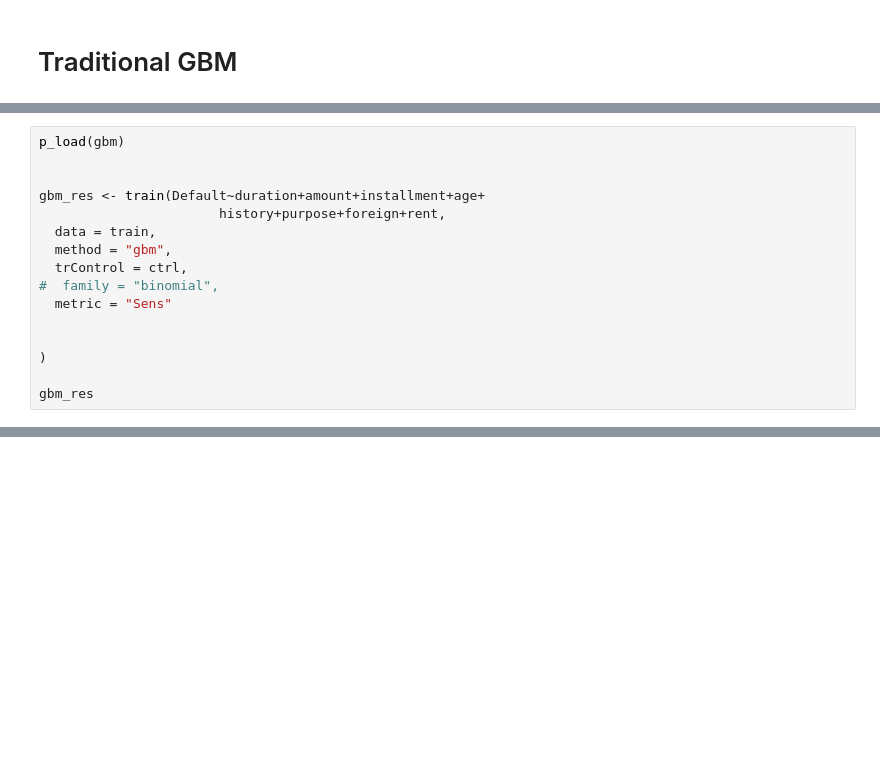
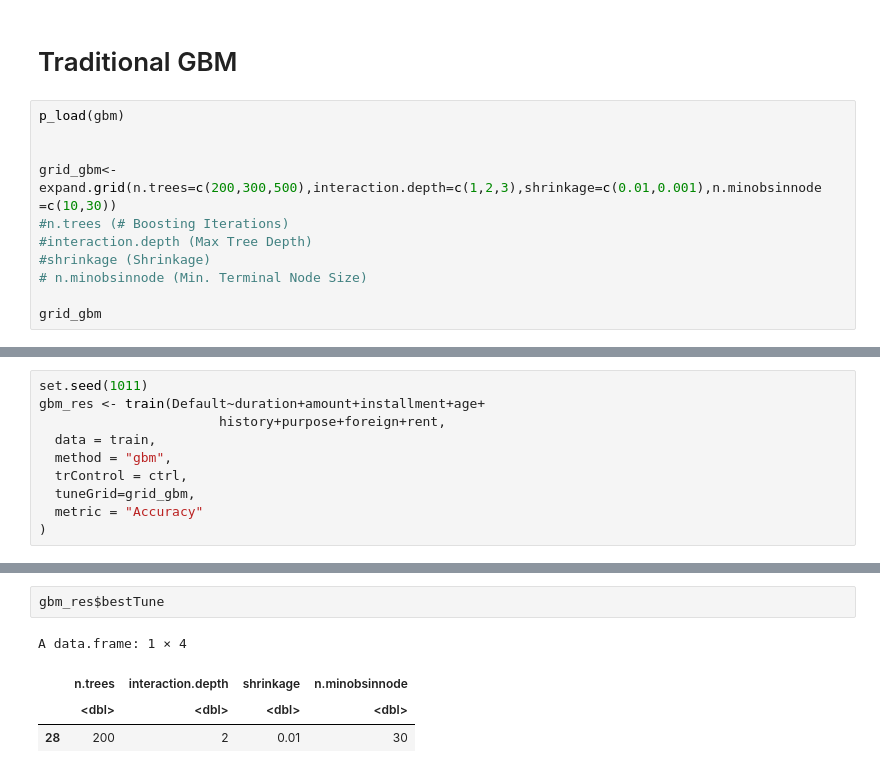
Before and after one commit to ignaciomsarmiento/BDML_20231_SS, a Jupyter notebook: SS5/Bagging_Forests_SS5.ipynb, the cells around one changed output, grey strips where cells are left out. Cells and saved outputs as stored; diff of their text form; blank space fills up the shorter version.

```diff
--- a/SS5/Bagging_Forests_SS5.ipynb
+++ b/SS5/Bagging_Forests_SS5.ipynb
@@ -188,2 +400,14 @@ confusionMatrix(test$Default,pred_ada)
 # %% [markdown]
 # Traditional GBM
+# %%
+p_load(gbm)
+
+
+grid_gbm<-expand.grid(n.trees=c(200,300,500),interaction.depth=c(1,2,3),shrinkage=c(0.01,0.001),n.minobsinnode
+=c(10,30))
+#n.trees (# Boosting Iterations)
+#interaction.depth (Max Tree Depth)
+#shrinkage (Shrinkage)
+# n.minobsinnode (Min. Terminal Node Size)
+
+grid_gbm
@@ -190,16 +434,10 @@ confusionMatrix(test$Default,pred_ada)
 # %%
-p_load(gbm)
-
-
+set.seed(1011)
 gbm_res <- train(Default~duration+amount+installment+age+
                        history+purpose+foreign+rent,
   data = train,
   method = "gbm",
   trControl = ctrl,
-#  family = "binomial",
-  metric = "Sens"
-
-
+  tuneGrid=grid_gbm,
+  metric = "Accuracy"
 )
-
-gbm_res
@@ -205,0 +462,7 @@ gbm_res
+# %%
+gbm_res$bestTune
+# %% [output]
+A data.frame: 1 × 4
+|  | n.trees | interaction.depth | shrinkage | n.minobsinnode |
+|  | <dbl> | <dbl> | <dbl> | <dbl> |
+| 28 | 200 | 2 | 0.01 | 30 |
```
Also changed, not shown: parts of 39 cells of this notebook, 4 other files.
